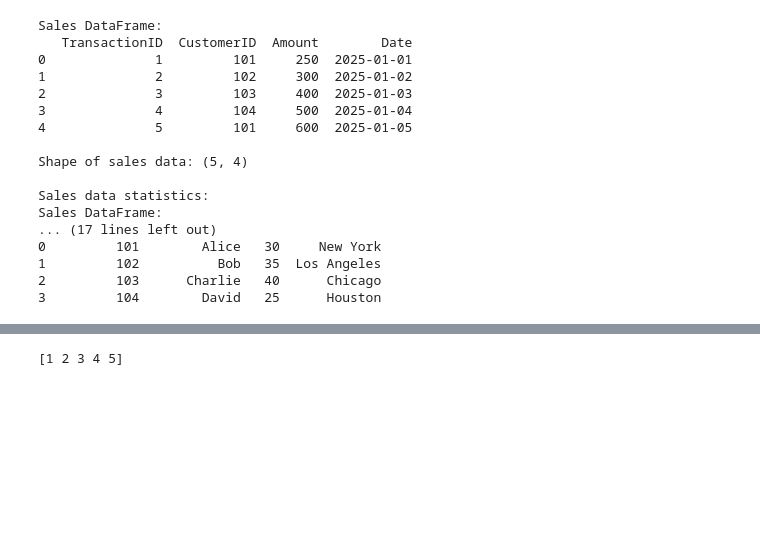
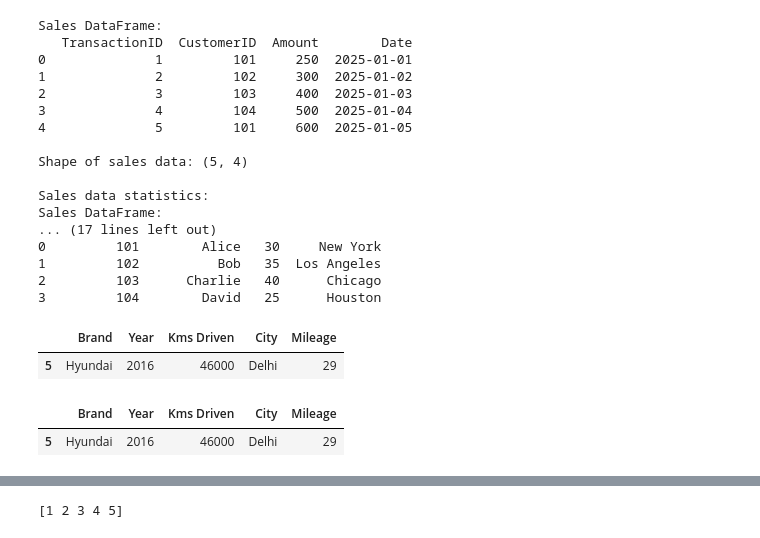
Before and after one commit to rukendar/Rukendar.s, a Jupyter notebook: numpy.ipynb, the cells around one changed output, grey strips where cells are left out. Saved outputs shown, nothing was run; the diff lists cells and outputs as text; code cells hidden in the pictures; blank space fills up the shorter version.

```diff
--- a/numpy.ipynb
+++ b/numpy.ipynb
@@ -82,3 +82,17 @@ Sales DataFrame:
 1         102          Bob   35  Los Angeles
 2         103      Charlie   40      Chicago
 3         104        David   25      Houston
+# %%
+#filter brand hyundai kms driven is >30000
+filtered_data = data[(data['Brand'] == 'Hyundai') & (data['Kms Driven'] > 30000)]
+display(filtered_data)
+# %% [output]
+|  | Brand | Year | Kms Driven | City | Mileage |
+| 5 | Hyundai | 2016 | 46000 | Delhi | 29 |
+# %%
+#filter the data frame in such a way that city name is delhi and kms driven is >30000
+filtered_data = data[(data['City'] == 'Delhi') & (data['Kms Driven'] > 30000)]
+display(filtered_data)
+# %% [output]
+|  | Brand | Year | Kms Driven | City | Mileage |
+| 5 | Hyundai | 2016 | 46000 | Delhi | 29 |
```
Also changed, not shown: parts of 2 cells of this notebook.
